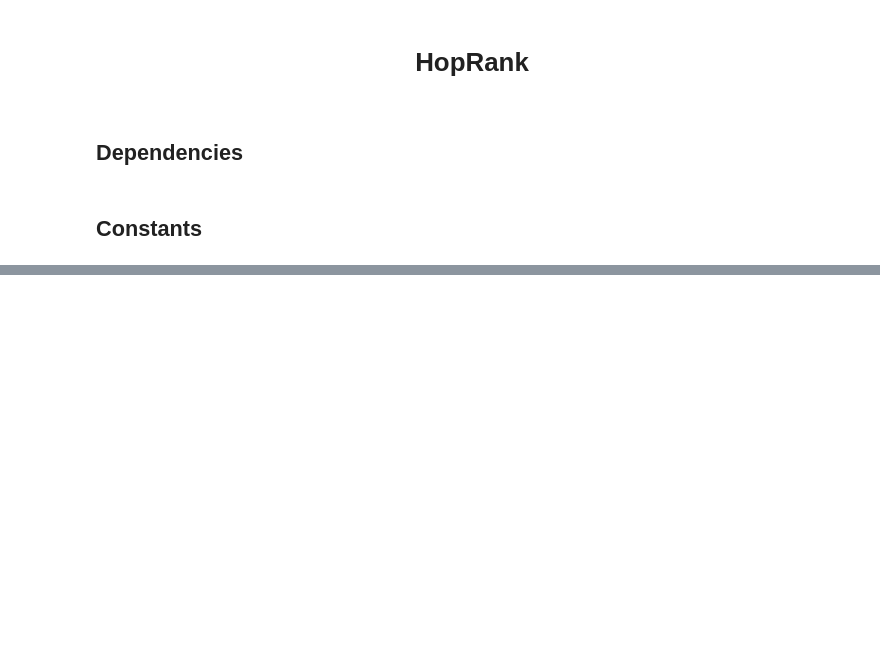
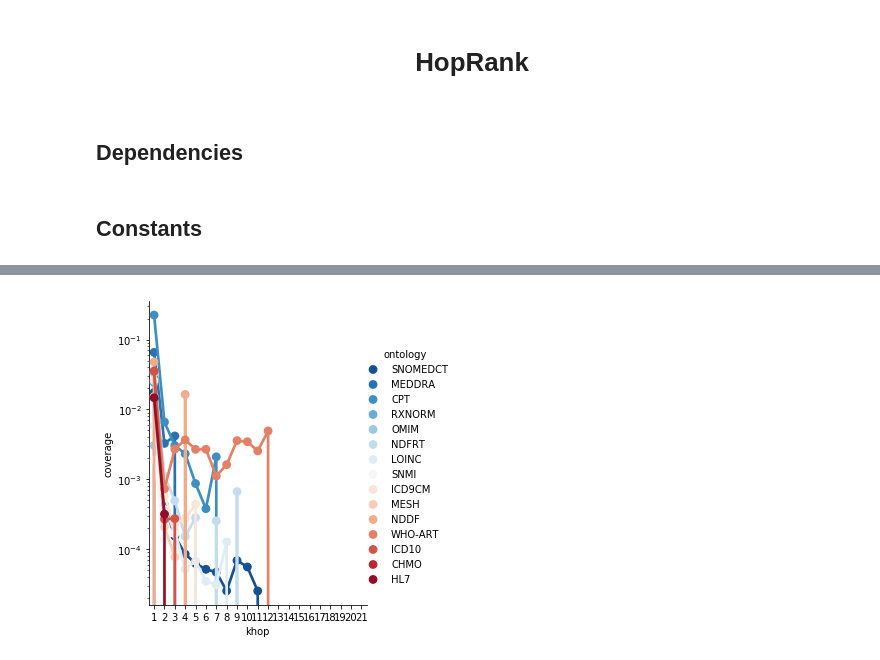
Before and after one commit to gesiscss/HopRank, a Jupyter notebook: HopRank.ipynb, the cells around one changed output, grey strips where cells are left out. Saved outputs shown, nothing was run; the diff lists cells and outputs as text; code cells hidden in the pictures; blank space fills up the shorter version.

Commit message:
preliminary results on khop overlaps

```diff
--- a/HopRank.ipynb
+++ b/HopRank.ipynb
@@ -69,0 +96,18 @@ MIN_REQ = 1000
+# %%
+print('loading submissions...')
+submissions_dict = get_submissions(SUBMISSIONS_FN)
+
+print('loading valid ontologies...')
+fn = os.path.join(SUMMARY_OUTPUT,'summary_ontologies_transitions_{}.{}'.format(YEAR,'csv'))
+df_onto = pd.read_csv(fn, index_col=False)
+
+print('generating k-hop matrices...')
+for index,row in df_onto.iterrows():
+    onto_name = row['ontology']
+    submission = submissions_dict[onto_name][YEAR]
+    onto = Ontology(name=onto_name, year=YEAR, submission_id=submission['submissionId'], root_folder=ONTOLOGY_ROOT)
+    onto.load_adjacency(path=ONTOLOGY_ADJACENCY_OUTPUT)
+    k = onto.create_hops_matrices(path=ONTOLOGY_HOPS_OUTPUT, maxk=MAXKHOPS)
+    df_onto.loc[index,'d'] = k
+
+df_onto.d = df_onto.d.astype(np.int)
@@ -69,0 +273,6 @@ MIN_REQ = 1000
+# %%
+if df_overlap is None:
+    fn = os.path.join(SUMMARY_OUTPUT,'summary_overlaps_{}.{}'.format(YEAR,'csv'))
+    df_overlap = pd.read_csv(fn, index_col=None)
+
+df_overlap.head()
@@ -69,0 +286,22 @@ MIN_REQ = 1000
+# %%
+tmp = df_overlap.query("navitype=='ALL'")
+fg = sns.catplot(data=tmp,
+            x='khop',
+            y='coverage',
+            hue='ontology',
+            kind='point',
+            margin_titles=True,
+#             ci = None,
+#             estimator = np.mean,
+            palette=sns.color_palette("RdBu_r", tmp.ontology.nunique()),
+            )
+[plt.setp(ax.texts, text="") for ax in fg.axes.flat]
+fg.set_titles(row_template = '{row_name}')
+for i,ax in enumerate(fg.axes.flatten()):
+    ax.set_yscale('log')
+    if i!=int((len(fg.axes)-1)/2):
+        ax.set_ylabel('')
+fg.fig.set_figwidth(5)
+fg.fig.set_figheight(5)
+# %% [output]
+[figure, added]
```
Also changed, not shown: parts of 10 cells of this notebook, 5 other files.
